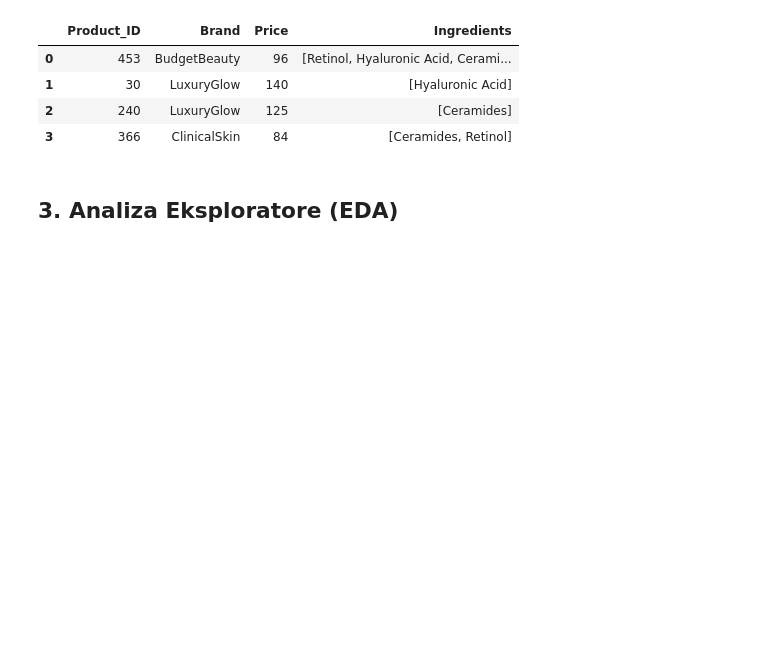
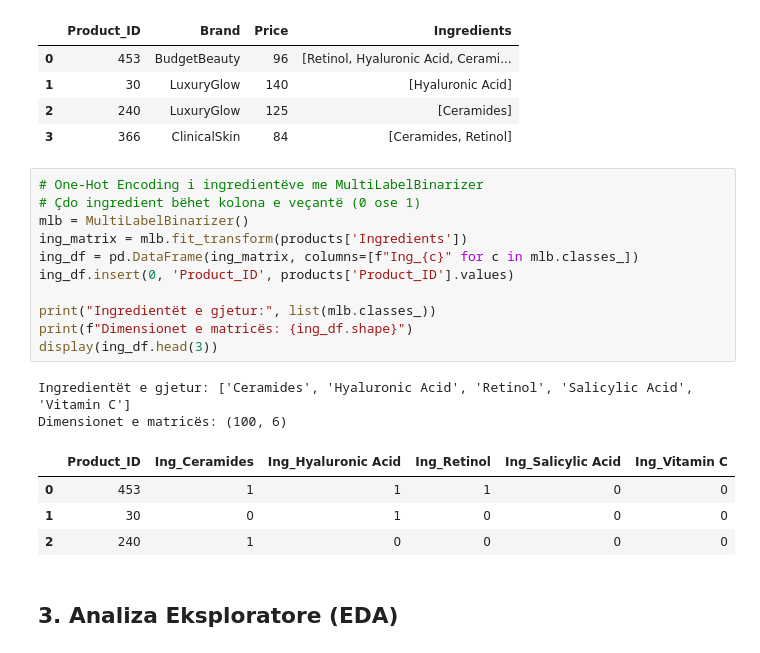
Before and after one commit to Sara587979/AI-Skincare-Personalization, a Jupyter notebook: skincare_ml.ipynb, the cells around one changed output. Cells and saved outputs as stored; diff of their text form; blank space fills up the shorter version.

Commit message:
apply MultiLabelBinarizer for ingredient one-hot encoding

```diff
--- a/skincare_ml.ipynb
+++ b/skincare_ml.ipynb
@@ -192,5 +192,23 @@ Shembull — kolona Ingredients pas ndarjes:
 | 1 | 30 | LuxuryGlow | 140 | [Hyaluronic Acid] |
 | 2 | 240 | LuxuryGlow | 125 | [Ceramides] |
 | 3 | 366 | ClinicalSkin | 84 | [Ceramides, Retinol] |
+# %%
+# One-Hot Encoding i ingredientëve me MultiLabelBinarizer
+# Çdo ingredient bëhet kolona e veçantë (0 ose 1)
+mlb = MultiLabelBinarizer()
+ing_matrix = mlb.fit_transform(products['Ingredients'])
+ing_df = pd.DataFrame(ing_matrix, columns=[f"Ing_{c}" for c in mlb.classes_])
+ing_df.insert(0, 'Product_ID', products['Product_ID'].values)
+
+print("Ingredientët e gjetur:", list(mlb.classes_))
+print(f"Dimensionet e matricës: {ing_df.shape}")
+display(ing_df.head(3))
+# %% [output]
+Ingredientët e gjetur: ['Ceramides', 'Hyaluronic Acid', 'Retinol', 'Salicylic Acid', 'Vitamin C']
+Dimensionet e matricës: (100, 6)
+|  | Product_ID | Ing_Ceramides | Ing_Hyaluronic Acid | Ing_Retinol | Ing_Salicylic Acid | Ing_Vitamin C |
+| 0 | 453 | 1 | 1 | 1 | 0 | 0 |
+| 1 | 30 | 0 | 1 | 0 | 0 | 0 |
+| 2 | 240 | 1 | 0 | 0 | 0 | 0 |
 # %% [markdown]
 ## 3. Analiza Eksploratore (EDA)
```
